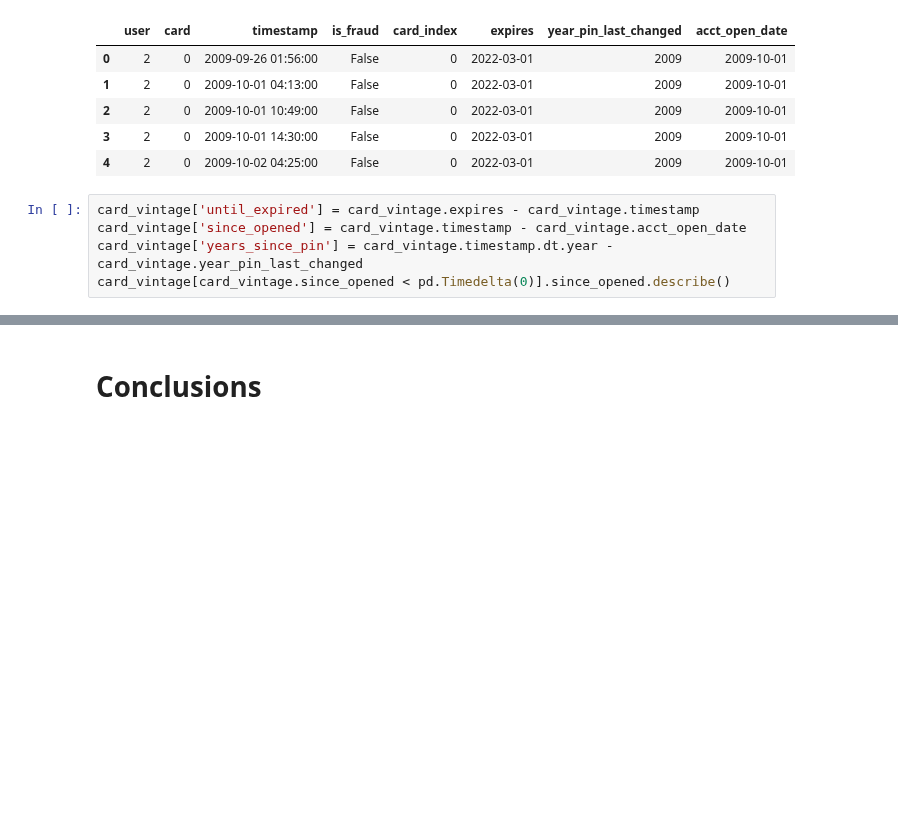
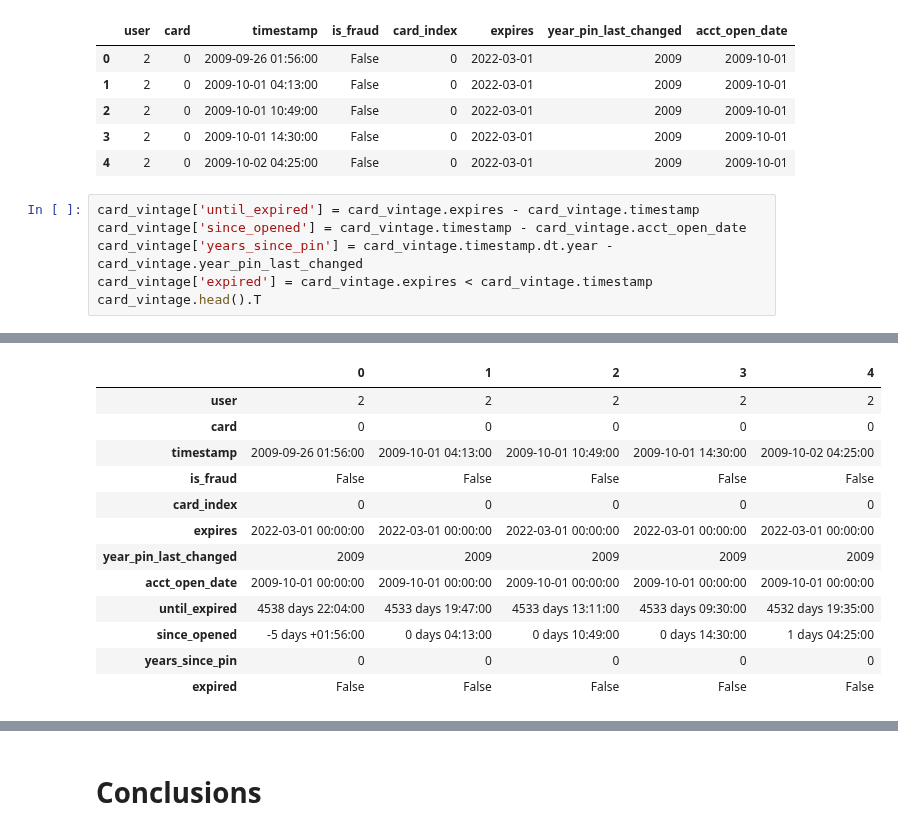
Before and after one commit to msc2106/CreditCardFraud, a Jupyter notebook: notebooks/eda.ipynb, the cells around one changed output, grey strips where cells are left out. Cells and saved outputs as stored; diff of their text form; blank space fills up the shorter version.

```diff
--- a/notebooks/eda.ipynb
+++ b/notebooks/eda.ipynb
@@ -613,5 +615,6 @@ card_vintage.head()
 card_vintage['until_expired'] = card_vintage.expires - card_vintage.timestamp
 card_vintage['since_opened'] = card_vintage.timestamp - card_vintage.acct_open_date
 card_vintage['years_since_pin'] = card_vintage.timestamp.dt.year - card_vintage.year_pin_last_changed
-card_vintage[card_vintage.since_opened < pd.Timedelta(0)].since_opened.describe()
+card_vintage['expired'] = card_vintage.expires < card_vintage.timestamp
+card_vintage.head().T
 # %% [output]
@@ -626,0 +621,13 @@ Name: since_opened, dtype: object
+|  | 0 | 1 | 2 | 3 | 4 |
+| user | 2 | 2 | 2 | 2 | 2 |
+| card | 0 | 0 | 0 | 0 | 0 |
+| timestamp | 2009-09-26 01:56:00 | 2009-10-01 04:13:00 | 2009-10-01 10:49:00 | 2009-10-01 14:30:00 | 2009-10-02 04:25:00 |
+| is_fraud | False | False | False | False | False |
+| card_index | 0 | 0 | 0 | 0 | 0 |
+| expires | 2022-03-01 00:00:00 | 2022-03-01 00:00:00 | 2022-03-01 00:00:00 | 2022-03-01 00:00:00 | 2022-03-01 00:00:00 |
+| year_pin_last_changed | 2009 | 2009 | 2009 | 2009 | 2009 |
+| acct_open_date | 2009-10-01 00:00:00 | 2009-10-01 00:00:00 | 2009-10-01 00:00:00 | 2009-10-01 00:00:00 | 2009-10-01 00:00:00 |
+| until_expired | 4538 days 22:04:00 | 4533 days 19:47:00 | 4533 days 13:11:00 | 4533 days 09:30:00 | 4532 days 19:35:00 |
+| since_opened | -5 days +01:56:00 | 0 days 04:13:00 | 0 days 10:49:00 | 0 days 14:30:00 | 1 days 04:25:00 |
+| years_since_pin | 0 | 0 | 0 | 0 | 0 |
+| expired | False | False | False | False | False |
```
Also changed, not shown: parts of 8 cells of this notebook, 3 other files.
